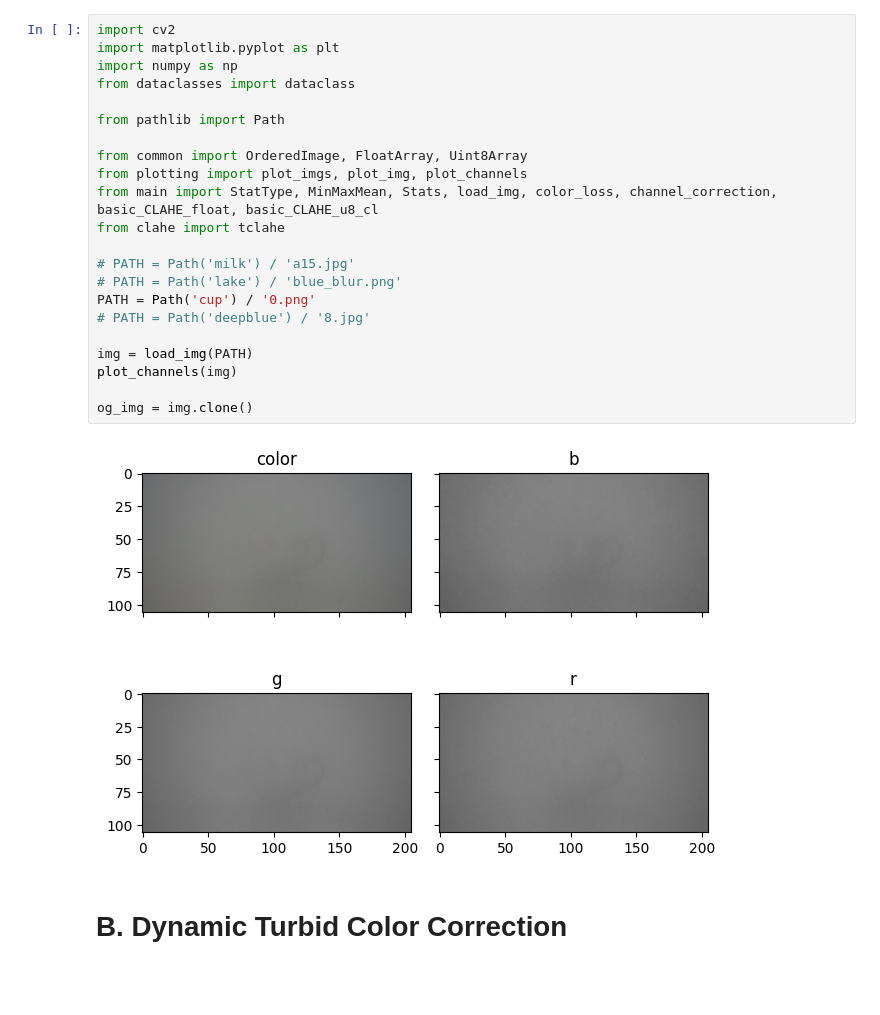
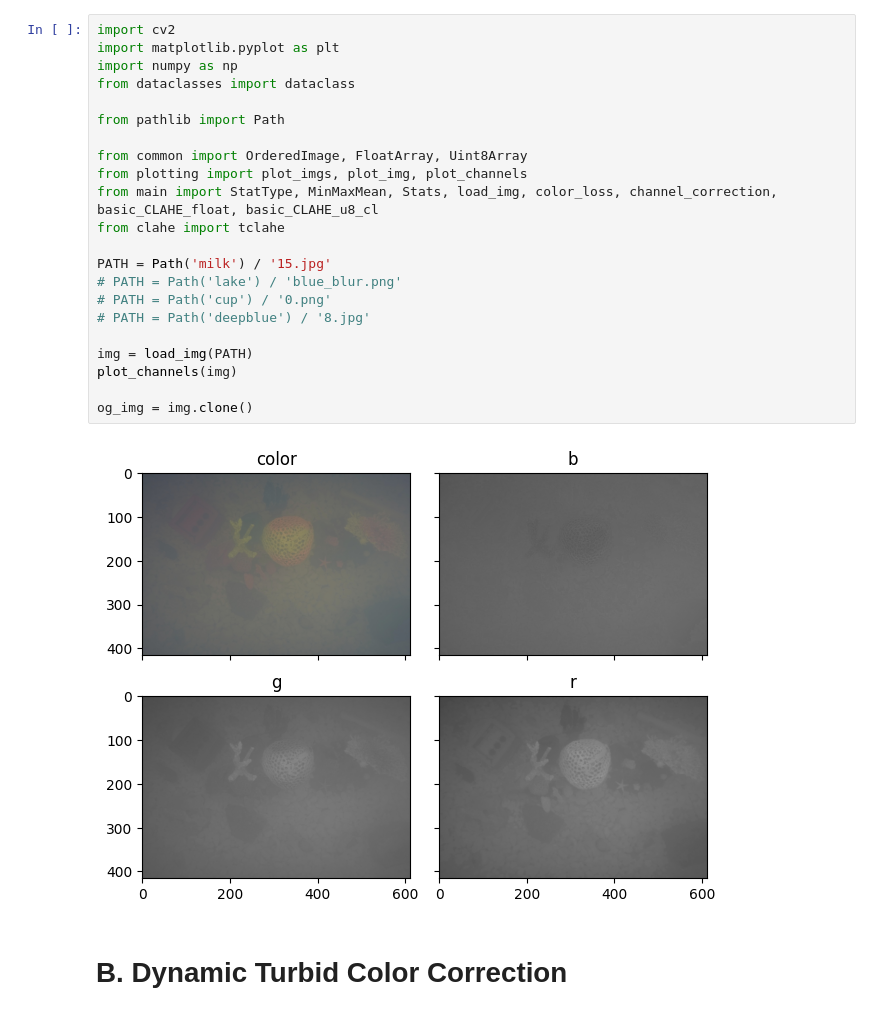
Before and after one commit to benjaminwp18/underwater-dehazing-python, a Jupyter notebook: stepwise.ipynb, the cells around one changed output. Cells and saved outputs as stored; diff of their text form; blank space fills up the shorter version.

```diff
--- a/stepwise.ipynb
+++ b/stepwise.ipynb
@@ -1,27 +1,27 @@
 # %%
 import cv2
 import matplotlib.pyplot as plt
 import numpy as np
 from dataclasses import dataclass
 
 from pathlib import Path
 
 from common import OrderedImage, FloatArray, Uint8Array
 from plotting import plot_imgs, plot_img, plot_channels
 from main import StatType, MinMaxMean, Stats, load_img, color_loss, channel_correction, basic_CLAHE_float, basic_CLAHE_u8_cl
 from clahe import tclahe
 
-# PATH = Path('milk') / 'a15.jpg'
+PATH = Path('milk') / '15.jpg'
 # PATH = Path('lake') / 'blue_blur.png'
-PATH = Path('cup') / '0.png'
+# PATH = Path('cup') / '0.png'
 # PATH = Path('deepblue') / '8.jpg'
 
 img = load_img(PATH)
 plot_channels(img)
 
 og_img = img.clone()
 # %% [output]
-[figure, old version]
+[figure, new version]
 # %% [markdown]
 # B. Dynamic Turbid Color Correction
 # %%
```
Also changed, not shown: parts of 4 cells of this notebook, 2 other files.
